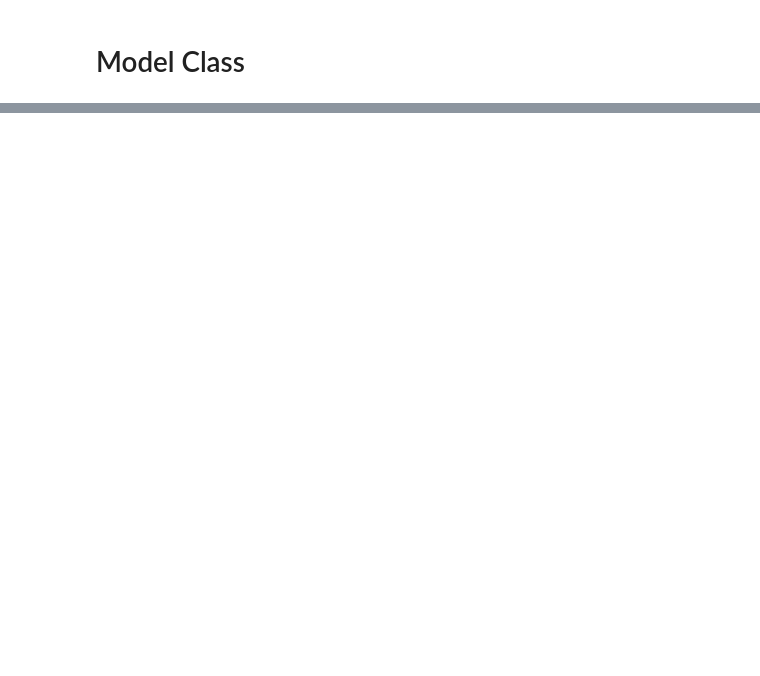
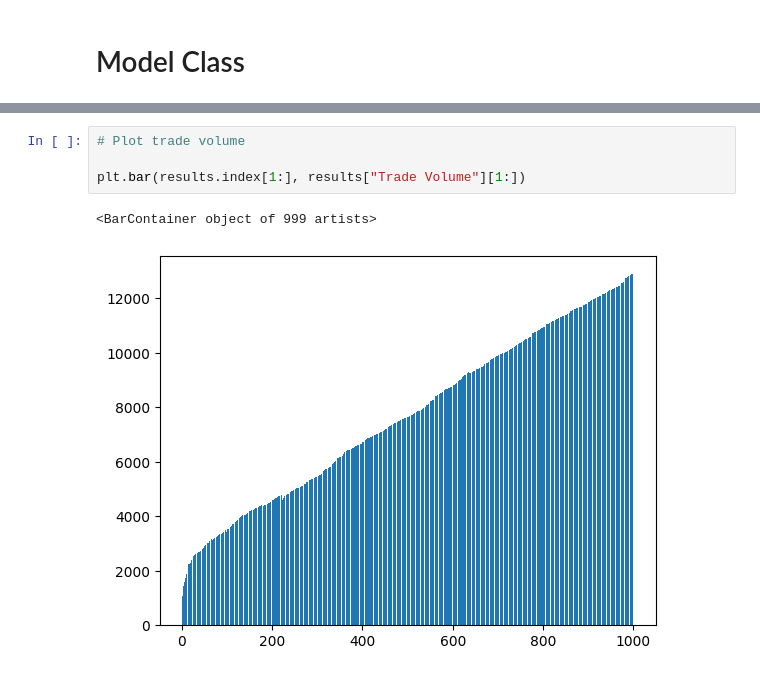
Before and after one commit to mariihespana/mesa-simulation, a Jupyter notebook: mesa_tutorial.ipynb, the cells around one changed output, grey strips where cells are left out. Saved outputs shown, nothing was run; the diff lists cells and outputs as text; blank space fills up the shorter version.

```diff
--- a/mesa_tutorial.ipynb
+++ b/mesa_tutorial.ipynb
@@ -551,0 +592,7 @@ model.run_model(step_count=1)
+# %%
+# Plot trade volume
+
+plt.bar(results.index[1:], results["Trade Volume"][1:])
+# %% [output]
+<BarContainer object of 999 artists>
+[figure, added]
```
Also changed, not shown: parts of 10 cells of this notebook.
